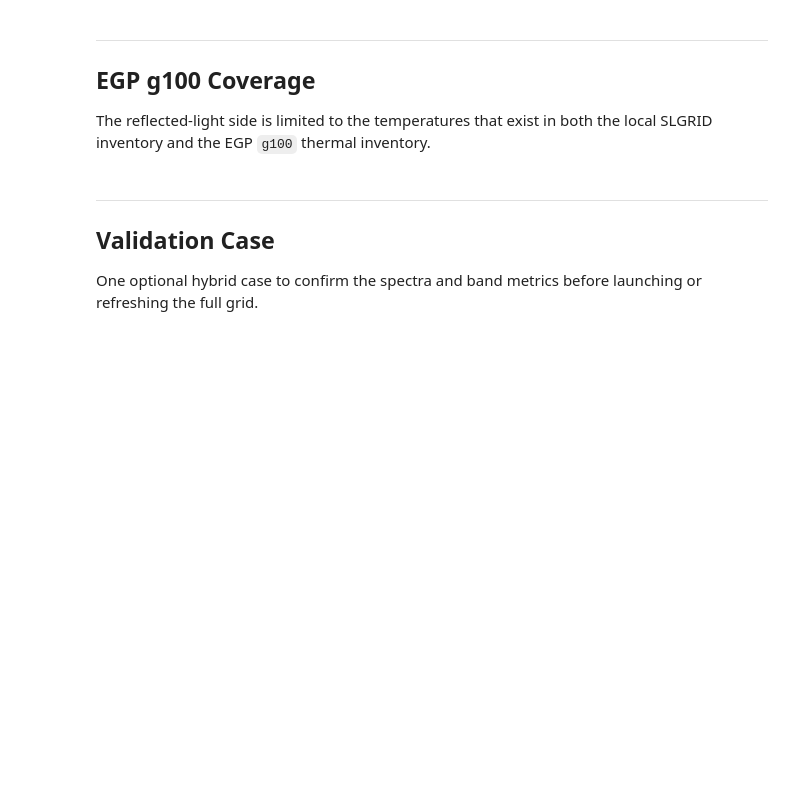
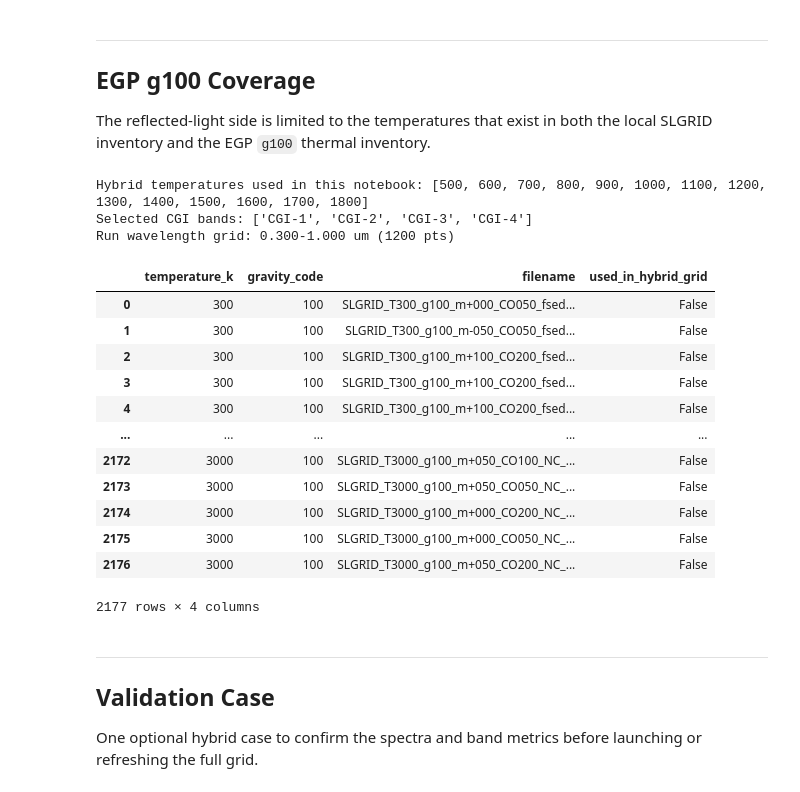
Before and after one commit to DevXinHuang/aurora, a Jupyter notebook: roadrunner_egp/notebooks/run_roadrunner_phase_60_egp_g100_hybrid_picaso4.ipynb, the cells around one changed output. Saved outputs shown, nothing was run; the diff lists cells and outputs as text; code cells hidden in the pictures; blank space fills up the shorter version.

Commit message:
Add phase 60 EGP fsed sweep

```diff
--- a/roadrunner_egp/notebooks/run_roadrunner_phase_60_egp_g100_hybrid_picaso4.ipynb
+++ b/roadrunner_egp/notebooks/run_roadrunner_phase_60_egp_g100_hybrid_picaso4.ipynb
@@ -140,25 +158,42 @@ The reflected-light side is limited to the temperatures that exist in both the l
 # %%
 EGP_GRAVITY_CODE = '100'
 
 # Choose which Roman CGI band(s) to run.
 # Examples: 'CGI-1', 1, 'band one', ['CGI-1', 'CGI-2'], or 'all'.
-SELECTED_BANDS = 'CGI-1'
+SELECTED_BANDS = 'all'
 SELECTED_BAND_NAMES = normalize_band_names(SELECTED_BANDS)
 SELECTED_BAND_FILTERS = select_bands(SELECTED_BAND_NAMES, LAM_GRID)
 RUN_LAM_GRID = wavelength_grid_for_bands(SELECTED_BAND_NAMES, LAM_GRID)
 
 if SELECTED_BAND_NAMES == list(CGI_BANDS):
     OUTPUT_BAND_TAG = 'all'
 else:
     OUTPUT_BAND_TAG = '_'.join(name.lower().replace('-', '') for name in SELECTED_BAND_NAMES)
 
 GRID_TEFFS_K = available_hybrid_temperatures(gravity_code=EGP_GRAVITY_CODE)
 EGP_TABLE = thermal_source_summary(gravity_code=EGP_GRAVITY_CODE)
 
 print('Hybrid temperatures used in this notebook:', GRID_TEFFS_K)
 print('Selected CGI bands:', SELECTED_BAND_NAMES)
 print(f'Run wavelength grid: {RUN_LAM_GRID.min():.3f}-{RUN_LAM_GRID.max():.3f} um ({len(RUN_LAM_GRID)} pts)')
 display(EGP_TABLE)
+# %% [output]
+Hybrid temperatures used in this notebook: [500, 600, 700, 800, 900, 1000, 1100, 1200, 1300, 1400, 1500, 1600, 1700, 1800]
+Selected CGI bands: ['CGI-1', 'CGI-2', 'CGI-3', 'CGI-4']
+Run wavelength grid: 0.300-1.000 um (1200 pts)
+|  | temperature_k | gravity_code | filename | used_in_hybrid_grid |
+| 0 | 300 | 100 | SLGRID_T300_g100_m+000_CO050_fsed... | False |
+| 1 | 300 | 100 | SLGRID_T300_g100_m-050_CO050_fsed... | False |
+| 2 | 300 | 100 | SLGRID_T300_g100_m+100_CO200_fsed... | False |
+| 3 | 300 | 100 | SLGRID_T300_g100_m+100_CO200_fsed... | False |
+| 4 | 300 | 100 | SLGRID_T300_g100_m+100_CO200_fsed... | False |
+| ... | ... | ... | ... | ... |
+| 2172 | 3000 | 100 | SLGRID_T3000_g100_m+050_CO100_NC_... | False |
+| 2173 | 3000 | 100 | SLGRID_T3000_g100_m+050_CO050_NC_... | False |
+| 2174 | 3000 | 100 | SLGRID_T3000_g100_m+000_CO200_NC_... | False |
+| 2175 | 3000 | 100 | SLGRID_T3000_g100_m+000_CO050_NC_... | False |
+| 2176 | 3000 | 100 | SLGRID_T3000_g100_m+050_CO200_NC_... | False |
+2177 rows × 4 columns
 # %% [markdown]
 ---
 ## Validation Case
```
Also changed, not shown: parts of 5 cells of this notebook, 25 other files.
